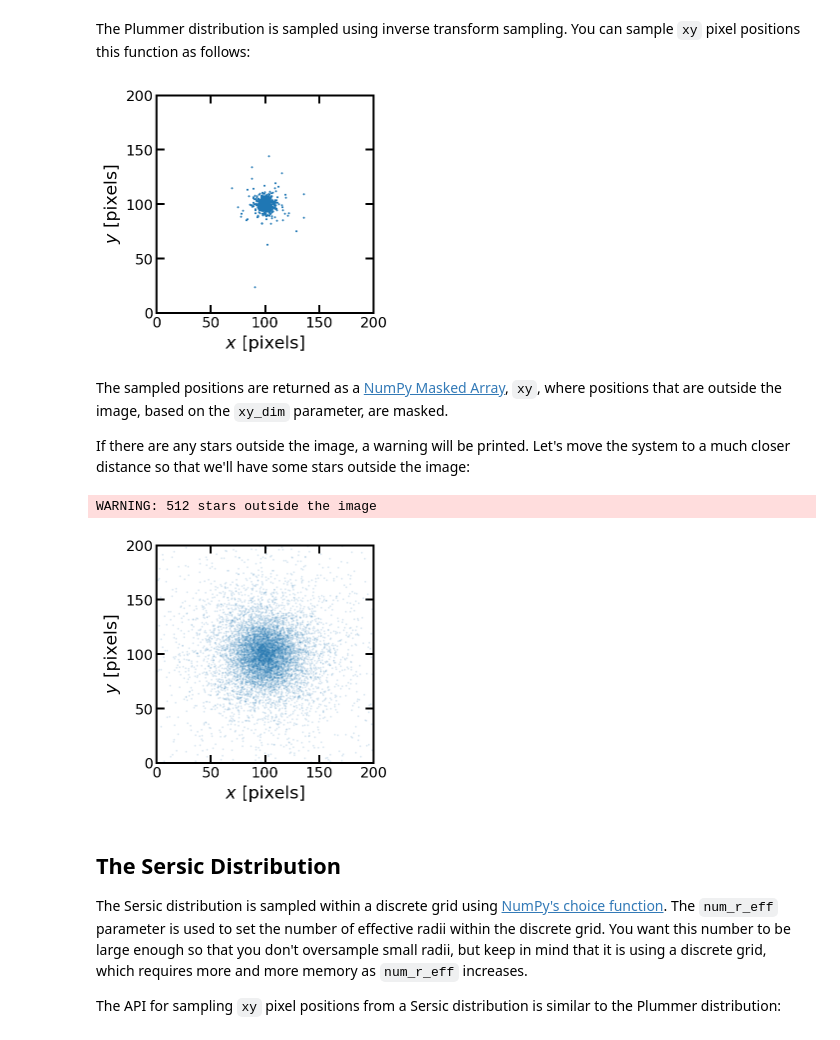
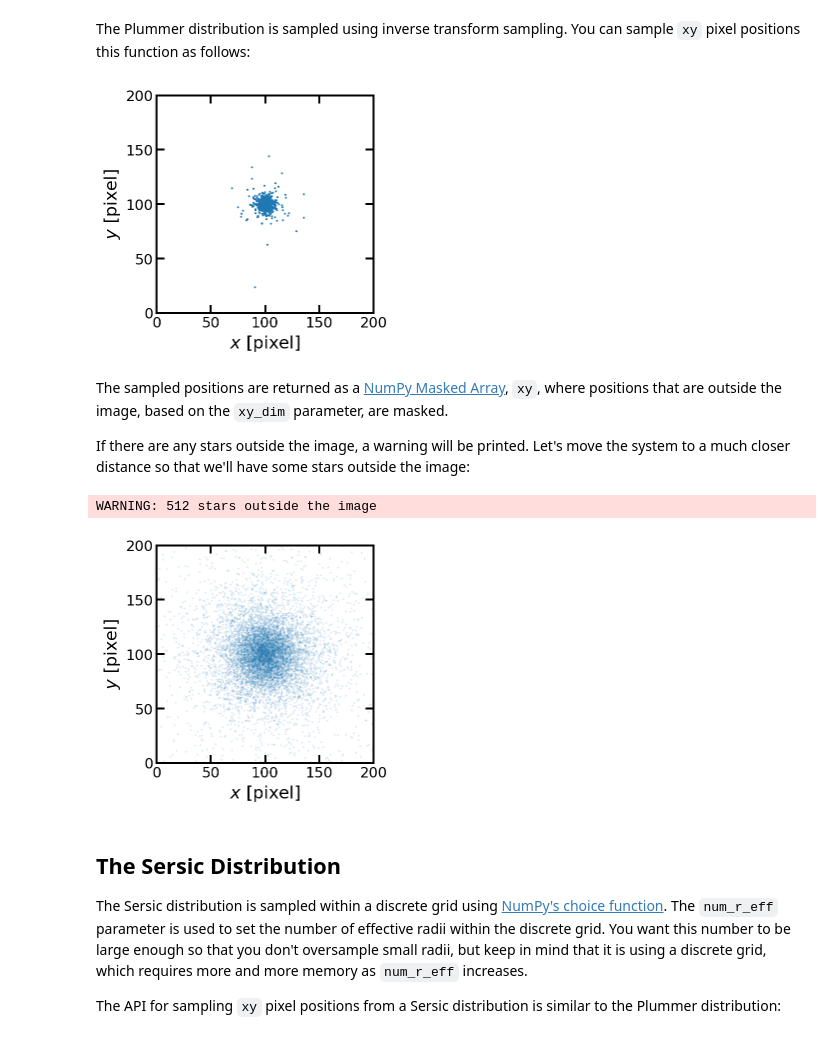
Before and after one commit to ArtificialStellarPopulations/ArtPop, a Jupyter notebook: docs/tutorials/spatial.ipynb, the cells around one changed output. Drawn from its saved outputs; the diff is of its cells as text; code cells hidden in the pictures.

```diff
--- a/docs/tutorials/spatial.ipynb
+++ b/docs/tutorials/spatial.ipynb
@@ -23,21 +23,21 @@ The Plummer distribution is sampled using inverse transform sampling. You can sa
 # %%
 # keyword arguments for the plummer function
 kws = dict(
     num_stars = 1e4,           # number of stars
     scale_radius = 50 * u.pc,  # plummer scale radius
     distance = 55 * u.Mpc,     # distance to system
     xy_dim = (201, 201),       # xy dimensions of image
     pixel_scale = 0.2,         # pixel scale in pixel/arcsec
     random_state = rng         # random state for reproducibility
 )
 
 xy = artpop.plummer_xy(**kws)
 
 plt.plot(xy[:, 0], xy[:, 1], 'o', ms=1)
 plt.gca().set(xlim=(0, 200), ylim=(0, 200), aspect='equal',
-              xlabel='$x$ [pixels]', ylabel='$y$ [pixels]');
+              xlabel='$x$ [pixel]', ylabel='$y$ [pixel]');
 # %% [output]
-[figure, old version]
+[figure, new version]
 # %% [markdown]
 The sampled positions are returned as a [NumPy Masked Array](https://numpy.org/doc/stable/reference/maskedarray.baseclass.html#numpy.ma.MaskedArray), ``xy``, where positions that are outside the image, based on the ``xy_dim`` parameter, are masked.
 
@@ -49,10 +49,10 @@ xy = artpop.plummer_xy(**kws)
 
 plt.plot(xy[:, 0], xy[:, 1], 'o', ms=1, alpha=0.1)
 plt.gca().set(xlim=(0, 200), ylim=(0, 200), aspect='equal',
-              xlabel='$x$ [pixels]', ylabel='$y$ [pixels]');
+              xlabel='$x$ [pixel]', ylabel='$y$ [pixel]');
 # %% [output]
 WARNING: 512 stars outside the image
-[figure, old version]
+[figure, new version]
 # %% [markdown]
 ## The Sersic Distribution
 
```
Also changed, not shown: parts of 2 cells of this notebook, 7 other files.
